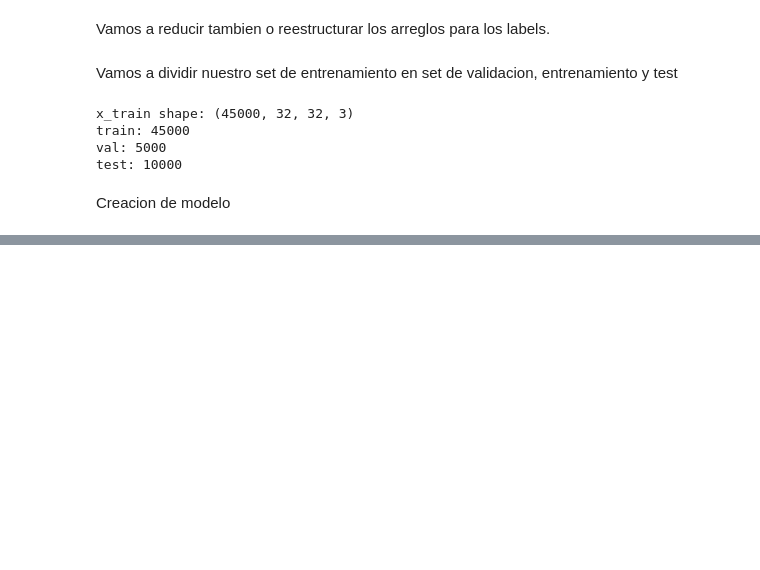
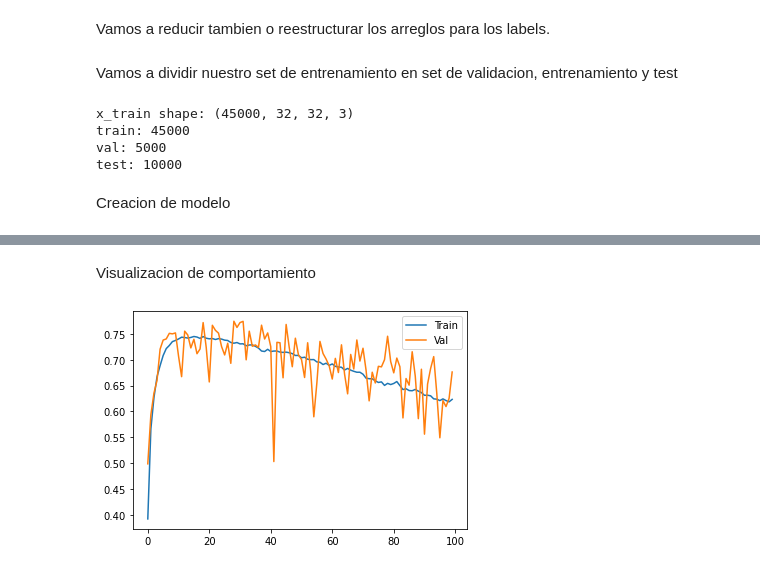
Before and after one commit to TeoGM97/Clasificacion-de-imagenes-con-redes-neuronales-convolucionales, a Jupyter notebook: notebook71038274b0.ipynb, the cells around one changed output, grey strips where cells are left out. Saved outputs shown, nothing was run; the diff lists cells and outputs as text; code cells hidden in the pictures; blank space fills up the shorter version.

```diff
--- a/notebook71038274b0.ipynb
+++ b/notebook71038274b0.ipynb
@@ -155,0 +163,3 @@ _________________________________________________________________
+# %%
+model.compile(loss='categorical_crossentropy', optimizer='rmsprop',
+             metrics=['accuracy'])
@@ -155,0 +168,7 @@ _________________________________________________________________
+# %%
+#el batch size indica que va a tomar lotes de a 32 imagenes por iteracion
+#Si hay poquitas imagenes no hay necesidad de darle este paremetro, pero si hay muchas como en este caso, si se debe usar
+#A mayor batch size, mas recursos va a consumir.
+hist = model.fit(x_train, y_train, batch_size=32, epochs=100,
+                validation_data=(x_valid, y_valid),
+                verbose=2, shuffle=True) #Como se van a ver los datos, mezcla de datos
@@ -155,0 +196,9 @@ _________________________________________________________________
+# %% [markdown]
+Visualizacion de comportamiento
+# %%
+plt.plot(hist.history['accuracy'], label='Train')
+plt.plot(hist.history['val_accuracy'], label='Val')
+plt.legend()
+plt.show()
+# %% [output]
+[figure, added]
```
Also changed, not shown: parts of 6 cells of this notebook.
